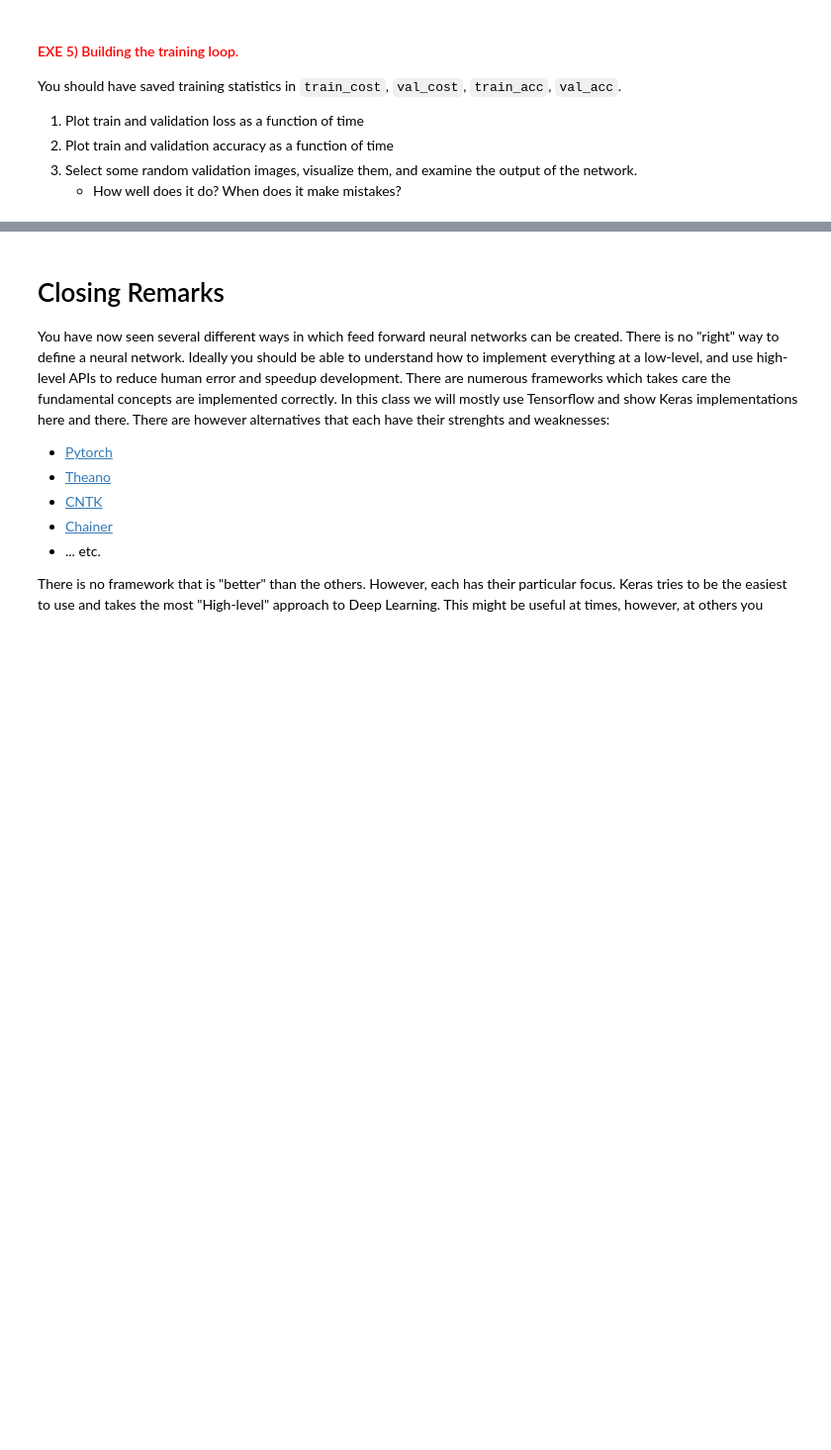
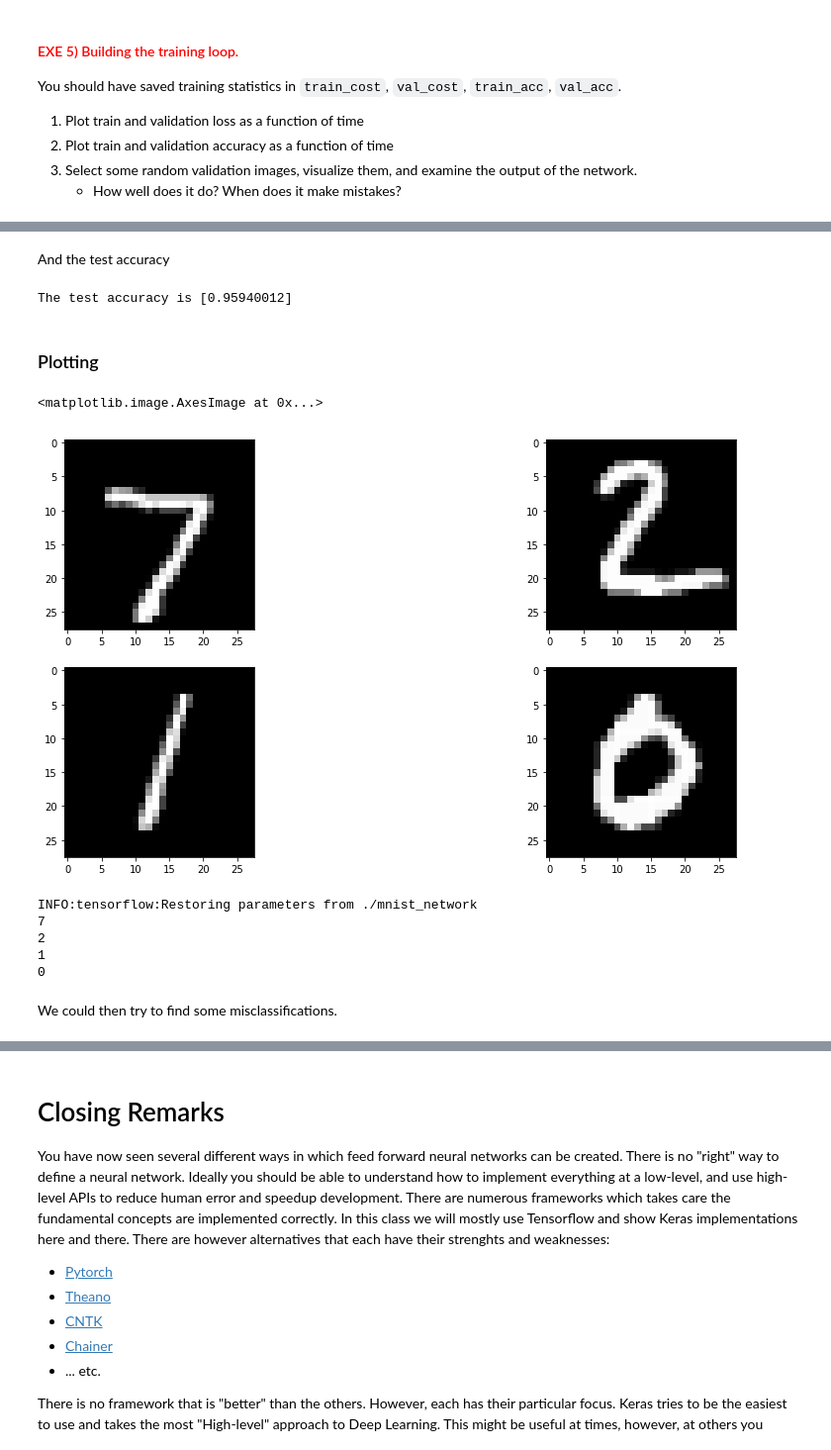
Before and after one commit to A-T-Kristensen/02456-deep-learning, a Jupyter notebook: notebooks/lab1_Introduction/7.EXE_MNIST.ipynb, the cells around one changed output, grey strips where cells are left out. Shown at 99% size. Saved outputs shown, nothing was run; the diff lists cells and outputs as text; code cells hidden in the pictures; blank space fills up the shorter version.

```diff
--- a/notebooks/lab1_Introduction/7.EXE_MNIST.ipynb
+++ b/notebooks/lab1_Introduction/7.EXE_MNIST.ipynb
@@ -400,0 +455,44 @@ plt.show()
+# %% [markdown]
+And the test accuracy
+# %%
+print('The test accuracy is {}'.format(test_acc))
+# %% [output]
+The test accuracy is [0.95940012]
+# %% [markdown]
+### Plotting
+# %%
+# 3) Select some random validation images, visualize them, and examine the output of the network.
+
+fig = plt.figure(figsize=(16,12))
+image = mnist_data.test.images[0]
+fig.add_subplot(321)
+plt.imshow(np.reshape(image,[28,28]), interpolation="nearest", cmap="gray")
+
+image = mnist_data.test.images[1]
+fig.add_subplot(322)
+plt.imshow(np.reshape(image,[28,28]), interpolation="nearest", cmap="gray")
+
+image = mnist_data.test.images[2]
+fig.add_subplot(323)
+plt.imshow(np.reshape(image,[28,28]), interpolation="nearest", cmap="gray")
+
+image = mnist_data.test.images[3]
+fig.add_subplot(324)
+plt.imshow(np.reshape(image,[28,28]), interpolation="nearest", cmap="gray")
+# %% [output]
+<matplotlib.image.AxesImage at 0x...>
+[figure, added]
+# %%
+with tf.Session(config=tf.ConfigProto(gpu_options=gpu_opts)) as sess:
+    saver.restore(sess, './mnist_network')
+    for i in range(0,4):
+        res = pred([mnist_data.test.images[i]], sess)
+        print(np.argmax(res))
+# %% [output]
+INFO:tensorflow:Restoring parameters from ./mnist_network
+7
+2
+1
+0
+# %% [markdown]
+We could then try to find some misclassifications.
```
Also changed, not shown: parts of 20 cells of this notebook.
